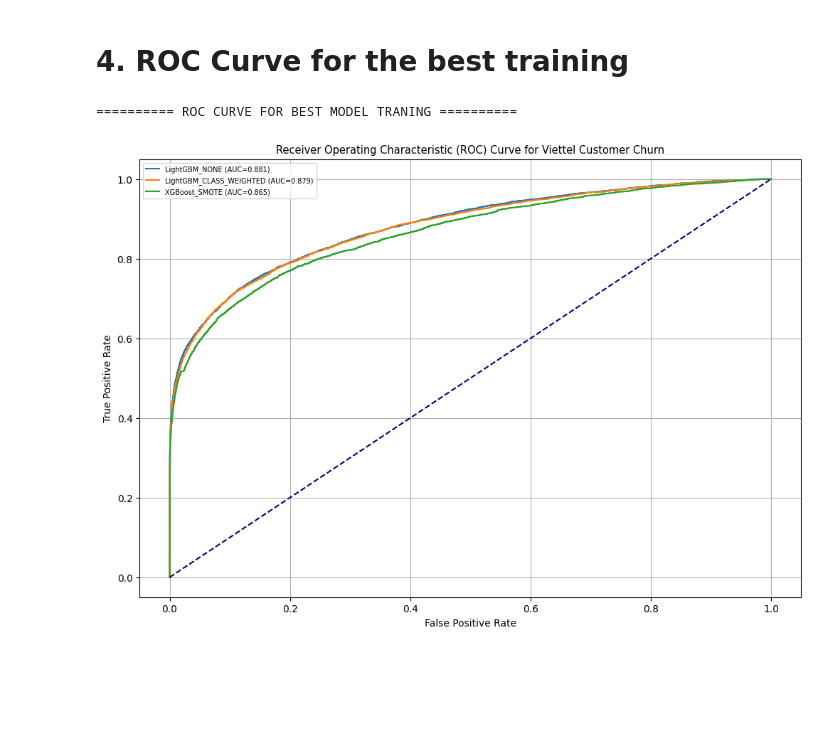
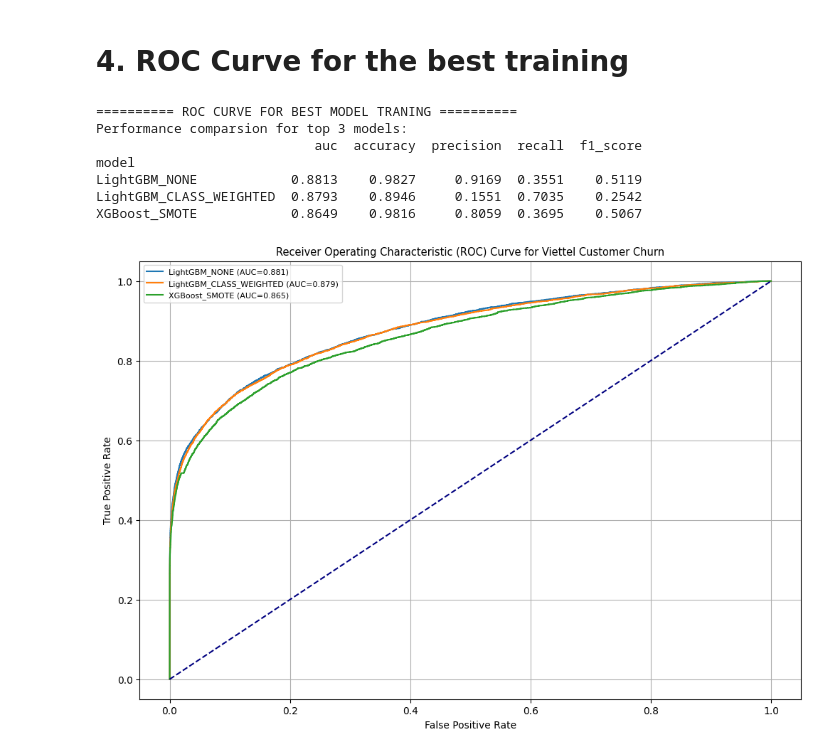
Before and after one commit to outlook1227/Python-Notebook-for-Dataset, a Jupyter notebook: Viettel Customer Analysis/Viettel_Churn.ipynb, the cells around one changed output. Saved outputs shown, nothing was run; the diff lists cells and outputs as text; code cells hidden in the pictures; blank space fills up the shorter version.

```diff
--- a/Viettel Customer Analysis/Viettel_Churn.ipynb
+++ b/Viettel Customer Analysis/Viettel_Churn.ipynb
@@ -1207,7 +1208,19 @@ def find_best_threshold(y_test, y_prob):
   TPR, FPR, thresholds = roc_curve(y_test, y_prob)
   scores = [tpr - fpr for tpr, fpr in zip(TPR, FPR)]
   idx = np.argmax(scores)
-  return thresholds[idx]
+  optimal_threshold = thresholds[idx]
+
+  # Handle cases where optimal_threshold might be infinity, leading to zero positive predictions
+  if np.isinf(optimal_threshold) or optimal_threshold > 1.0:
+      # Find the highest finite threshold available
+      finite_thresholds = thresholds[np.isfinite(thresholds)]
+      if len(finite_thresholds) > 0:
+          # Use the highest finite threshold (thresholds are typically sorted descending)
+          return finite_thresholds[0]
+      else:
+          # Fallback to a default threshold if no finite thresholds are found
+          return 0.5
+  return optimal_threshold
 
 # Cross-validation function
 def cross_validate_model(pipeline, X, y, folds):
@@ -1575,25 +1588,57 @@ Capture_10%=68.18%
 # %%
 print("=" * 10, "ROC CURVE FOR BEST MODEL TRANING", "=" * 10)
 
 plt.figure(figsize=(12, 8))
 
-top3_models = score_df.sort_values("AUC", ascending=False).head(3).index
-top3_keys = [f"{m}_{imb}" for m, imb in top3_models]
+# Get the top 3 model configurations from score_df (these are MultiIndex tuples)
+top3_model_configs = score_df.sort_values("AUC", ascending=False).head(3).index
 
+# Extract keys in the format "ModelName_ImbalanceType" for all_probs lookup and plotting labels
+top3_keys = [f"{model_name}_{imbalance_type}" for model_name, imbalance_type in top3_model_configs]
+
+# Prepare data for the model_comparsion DataFrame for printing specific metrics
+model_comparsion_data_for_print = []
+
+for model_name, imbalance_type in top3_model_configs:
+    # Find the corresponding entry in the 'results' list
+    found_result = next((res for res in results if res['model_name'] == model_name and res['data_imbalances'] == imbalance_type), None)
+    if found_result:
+        model_comparsion_data_for_print.append({
+            'model': f"{model_name}_{imbalance_type}",
+            'auc': found_result['auc'],
+            'accuracy': found_result['accuracy'],
+            'precision': found_result['precision'],
+            'recall': found_result['recall'],
+            'f1_score': found_result['F1'] # Note: 'F1' is the key in results, not 'f1_score'
+        })
+
+# Create the DataFrame for printing, using 'model' as index
+model_comparsion_df_for_print = pd.DataFrame(model_comparsion_data_for_print).set_index('model')
+
+# Now print the desired metrics (using correct column names)
+print("Performance comparsion for top 3 models:")
+print(model_comparsion_df_for_print[["auc", "accuracy", "precision", "recall", "f1_score"]].round(4))
+
+# Plotting ROC curves
 for name in top3_keys:
     y_prob = all_probs[name]
     auc_val = roc_auc_score(y_test, y_prob)
     fpr, tpr, _ = roc_curve(y_test, y_prob)
-
     plt.plot(fpr, tpr, label=f"{name} (AUC={auc_val:.3f})")
 
 plt.plot([0, 1], [0, 1], color="navy", lw = 1.5, linestyle = "--")
 plt.xlabel("False Positive Rate")
 plt.ylabel("True Positive Rate")
 plt.title("Receiver Operating Characteristic (ROC) Curve for Viettel Customer Churn", fontsize=10.5)
-plt.legend(fontsize = 7)
+plt.legend(fontsize = 8)
 plt.grid(True)
 plt.show()
 # %% [output]
 ========== ROC CURVE FOR BEST MODEL TRANING ==========
+Performance comparsion for top 3 models:
+                            auc  accuracy  precision  recall  f1_score
+model
+LightGBM_NONE            0.8813    0.9827     0.9169  0.3551    0.5119
+LightGBM_CLASS_WEIGHTED  0.8793    0.8946     0.1551  0.7035    0.2542
+XGBoost_SMOTE            0.8649    0.9816     0.8059  0.3695    0.5067
-[figure, old version]
+[figure, new version]
```
Also changed, not shown: parts of 6 cells of this notebook.
